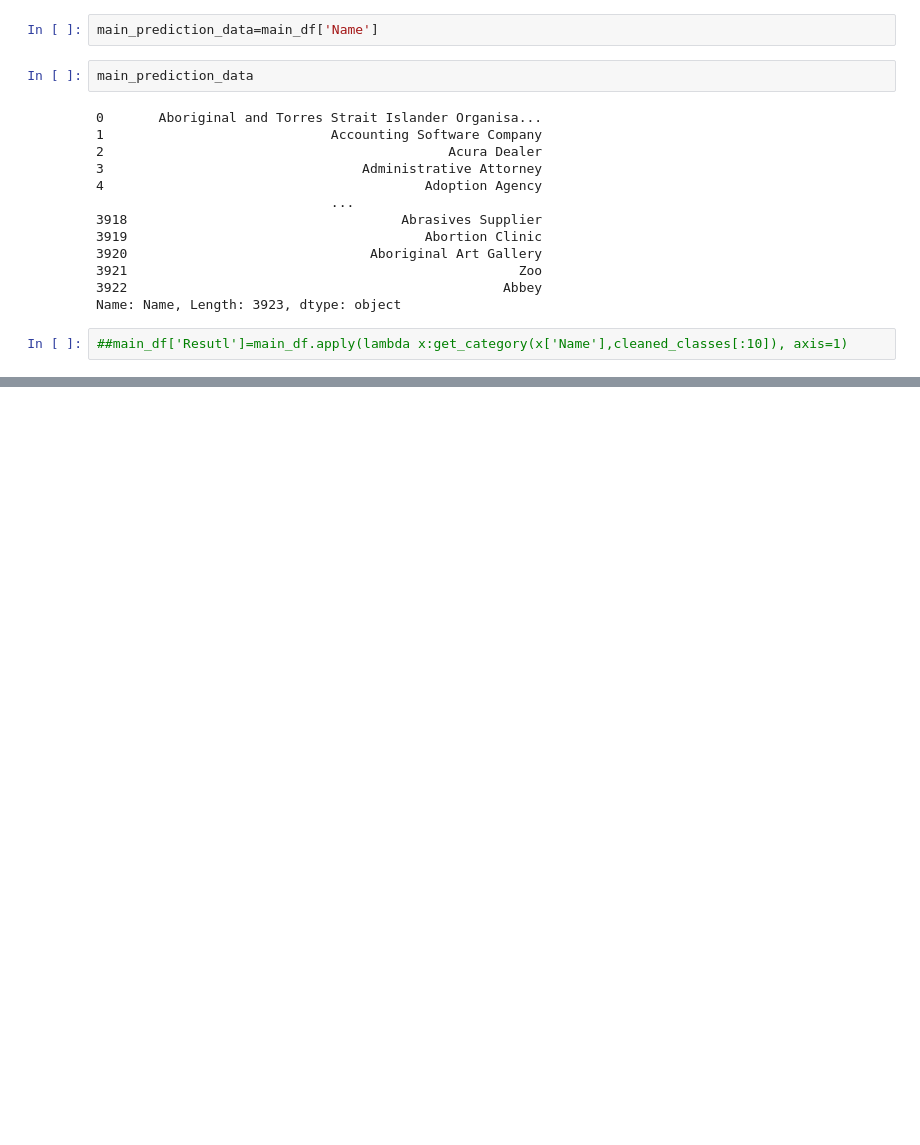
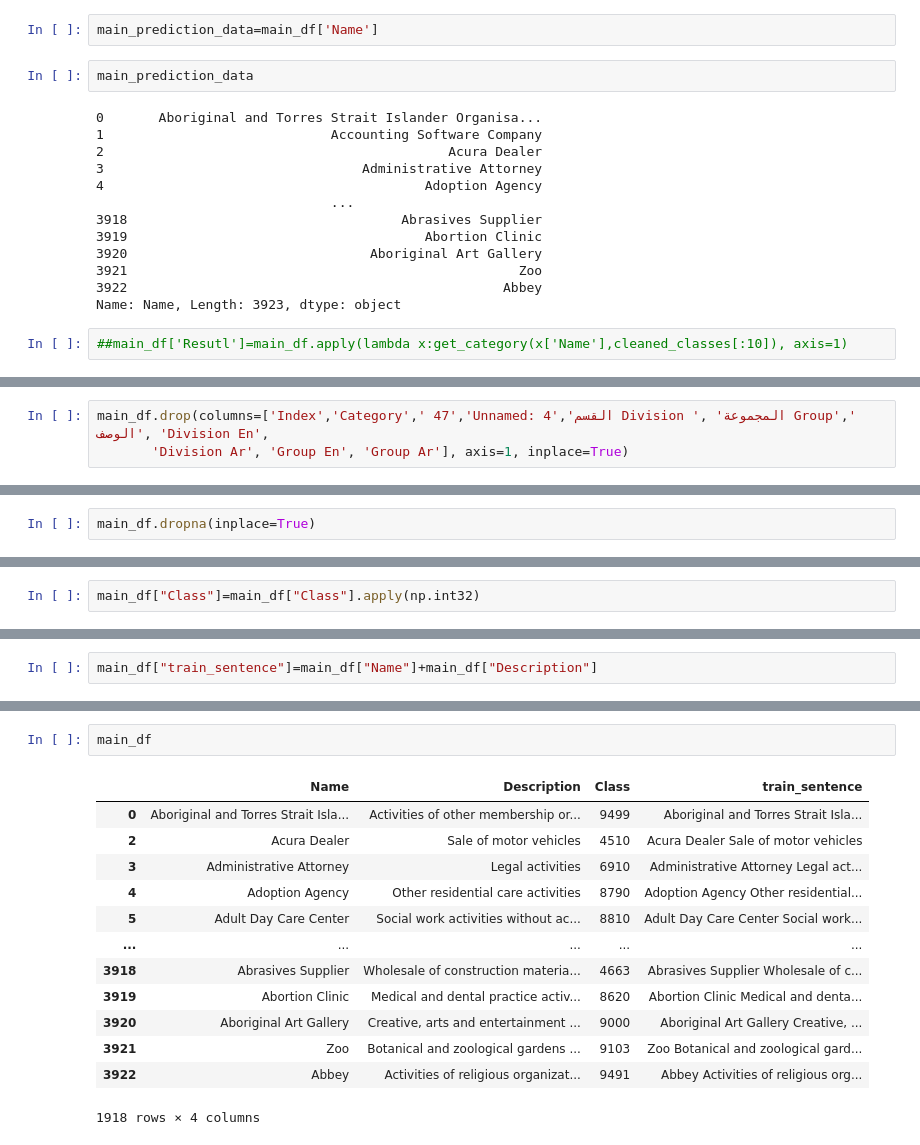
Before and after one commit to ahmedfaramawi/NewsNode, a Jupyter notebook: zero_shot_classification.ipynb, the cells around one changed output, grey strips where cells are left out. Saved outputs shown, nothing was run; the diff lists cells and outputs as text; blank space fills up the shorter version.

```diff
--- a/zero_shot_classification.ipynb
+++ b/zero_shot_classification.ipynb
@@ -112,0 +203,3 @@ Reproduction of recorded media
+# %%
+main_df.drop(columns=['Index','Category',' 47','Unnamed: 4','القسم Division ', 'المجموعة Group','  الوصف', 'Division En',
+       'Division Ar', 'Group En', 'Group Ar'], axis=1, inplace=True)
@@ -112,0 +222,2 @@ Reproduction of recorded media
+# %%
+main_df.dropna(inplace=True)
@@ -112,0 +240,2 @@ Reproduction of recorded media
+# %%
+main_df["Class"]=main_df["Class"].apply(np.int32)
@@ -112,0 +251,2 @@ Reproduction of recorded media
+# %%
+main_df["train_sentence"]=main_df["Name"]+main_df["Description"]
@@ -112,0 +288,16 @@ Reproduction of recorded media
+# %%
+main_df
+# %% [output]
+|  | Name | Description | Class | train_sentence |
+| 0 | Aboriginal and Torres Strait Isla... | Activities of other membership or... | 9499 | Aboriginal and Torres Strait Isla... |
+| 2 | Acura Dealer | Sale of motor vehicles | 4510 | Acura Dealer Sale of motor vehicles |
+| 3 | Administrative Attorney | Legal activities | 6910 | Administrative Attorney Legal act... |
+| 4 | Adoption Agency | Other residential care activities | 8790 | Adoption Agency Other residential... |
+| 5 | Adult Day Care Center | Social work activities without ac... | 8810 | Adult Day Care Center Social work... |
+| ... | ... | ... | ... | ... |
+| 3918 | Abrasives Supplier | Wholesale of construction materia... | 4663 | Abrasives Supplier Wholesale of c... |
+| 3919 | Abortion Clinic | Medical and dental practice activ... | 8620 | Abortion Clinic Medical and denta... |
+| 3920 | Aboriginal Art Gallery | Creative, arts and entertainment ... | 9000 | Aboriginal Art Gallery Creative, ... |
+| 3921 | Zoo | Botanical and zoological gardens ... | 9103 | Zoo Botanical and zoological gard... |
+| 3922 | Abbey | Activities of religious organizat... | 9491 | Abbey Activities of religious org... |
+1918 rows × 4 columns
```
Also changed, not shown: parts of 48 cells of this notebook.
